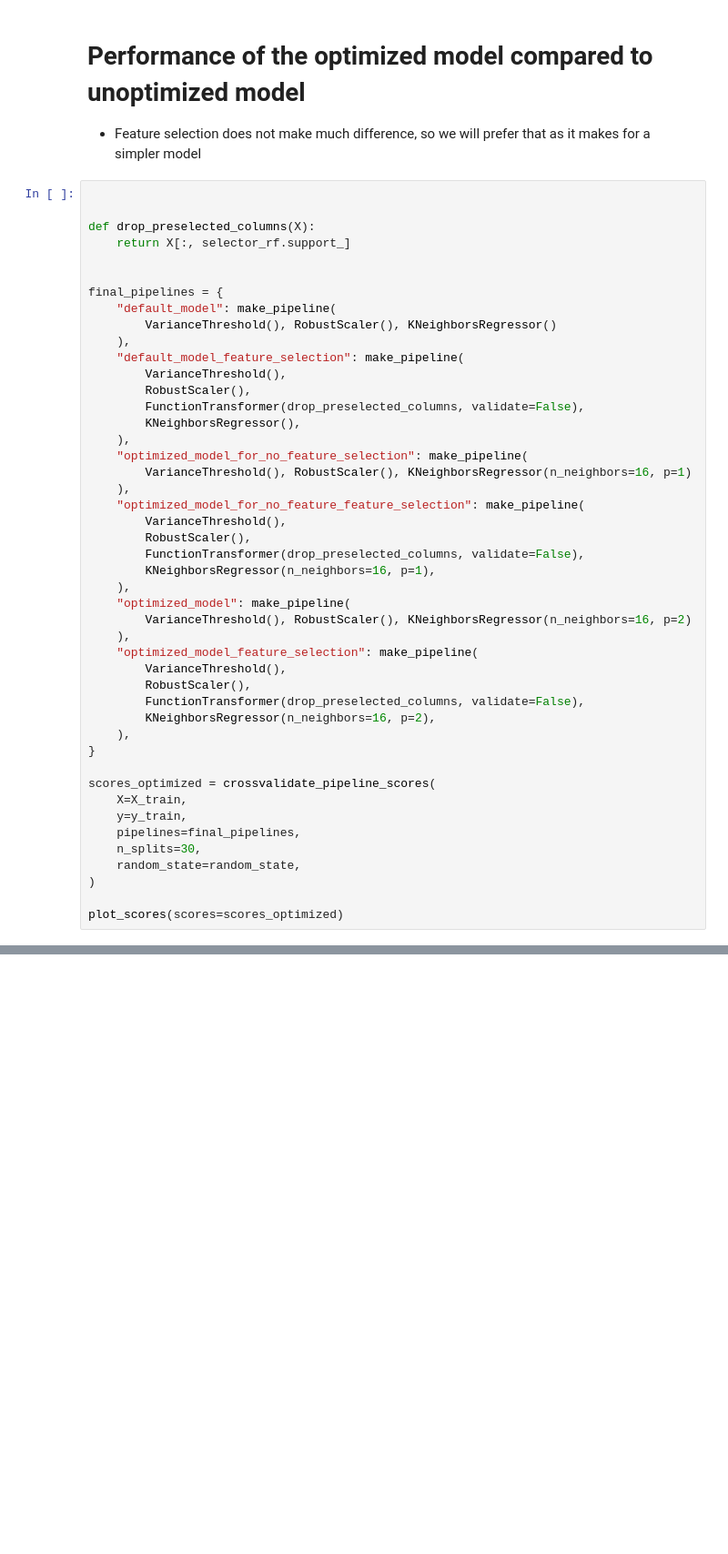
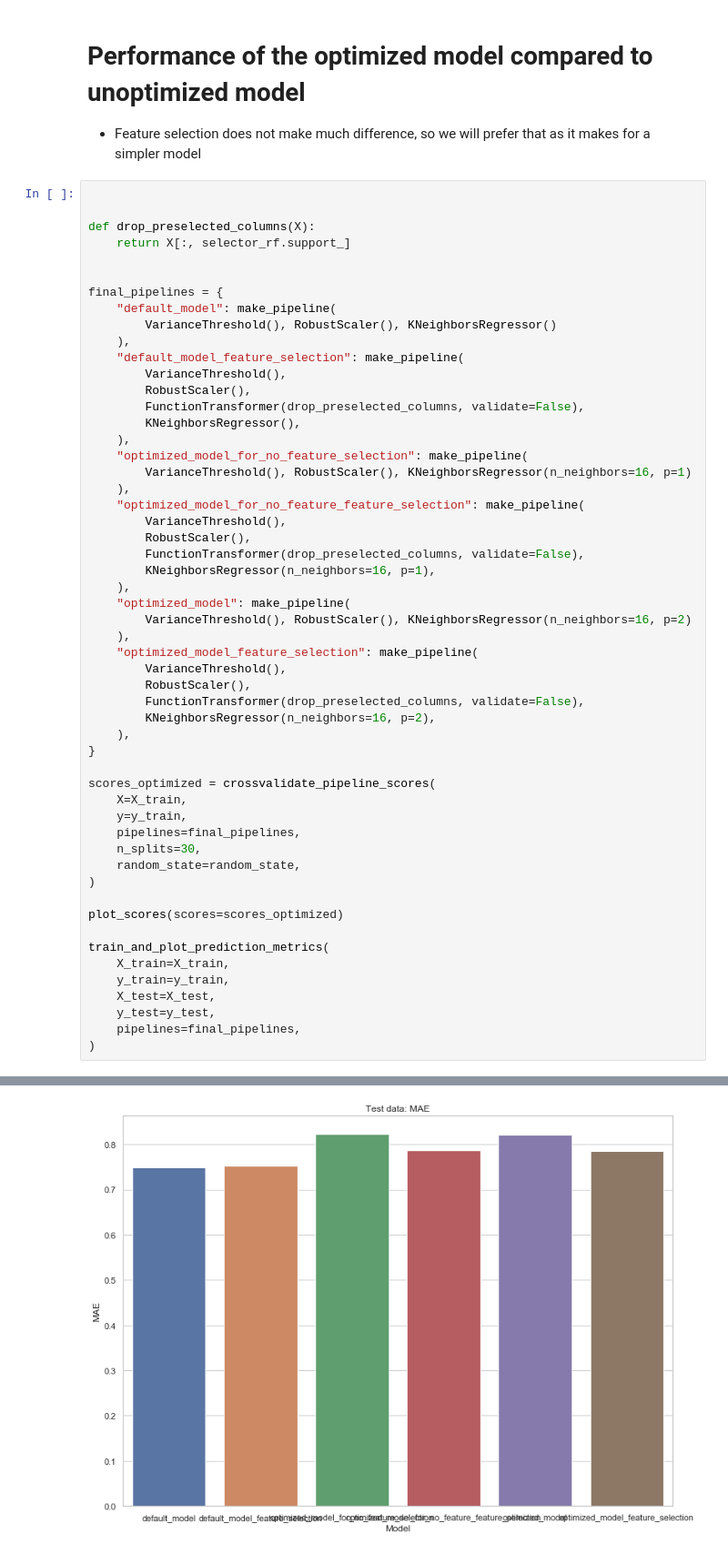
Before and after one commit to TuomoKareoja/phone-sentiment-analysis, a Jupyter notebook: notebooks/optimization_knn_galaxy.ipynb, the cells around one changed output, grey strips where cells are left out. Shown: that part at 91% size. Cells and saved outputs as stored; diff of their text form; blank space fills up the shorter version.

Commit message:
Added test set comparisons for models

```diff
--- a/notebooks/optimization_knn_galaxy.ipynb
+++ b/notebooks/optimization_knn_galaxy.ipynb
@@ -237,30 +241,39 @@ final_pipelines = {
     "optimized_model": make_pipeline(
         VarianceThreshold(), RobustScaler(), KNeighborsRegressor(n_neighbors=16, p=2)
     ),
     "optimized_model_feature_selection": make_pipeline(
         VarianceThreshold(),
         RobustScaler(),
         FunctionTransformer(drop_preselected_columns, validate=False),
         KNeighborsRegressor(n_neighbors=16, p=2),
     ),
 }
 
 scores_optimized = crossvalidate_pipeline_scores(
     X=X_train,
     y=y_train,
     pipelines=final_pipelines,
     n_splits=30,
     random_state=random_state,
 )
 
 plot_scores(scores=scores_optimized)
+
+train_and_plot_prediction_metrics(
+    X_train=X_train,
+    y_train=y_train,
+    X_test=X_test,
+    y_test=y_test,
+    pipelines=final_pipelines,
+)
 # %% [output]
 Crossvalidating default_model
 Crossvalidating default_model_feature_selection
 Crossvalidating optimized_model_for_no_feature_selection
 Crossvalidating optimized_model_for_no_feature_feature_selection
 Crossvalidating optimized_model
 Crossvalidating optimized_model_feature_selection
 [figure]
 [figure]
 [figure]
+[figure, added]
```
Also changed, not shown: parts of 2 cells of this notebook, 4 other files.
